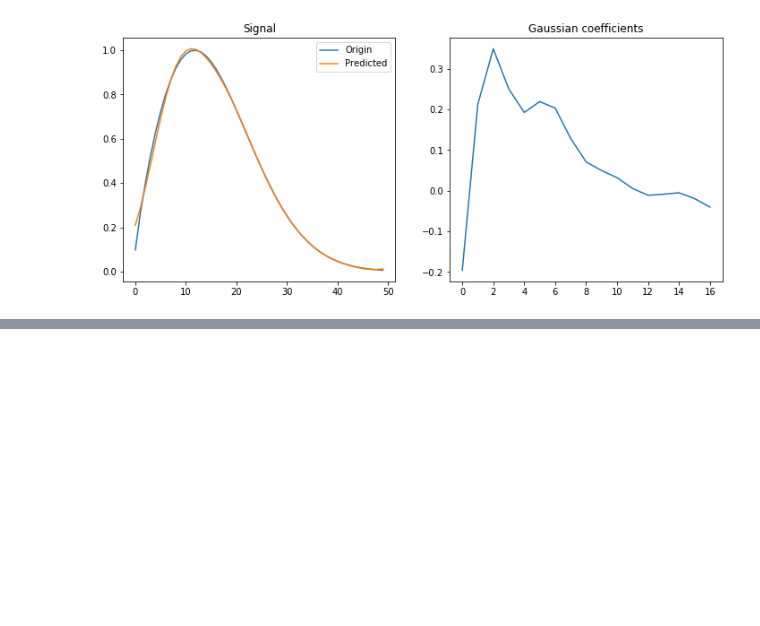
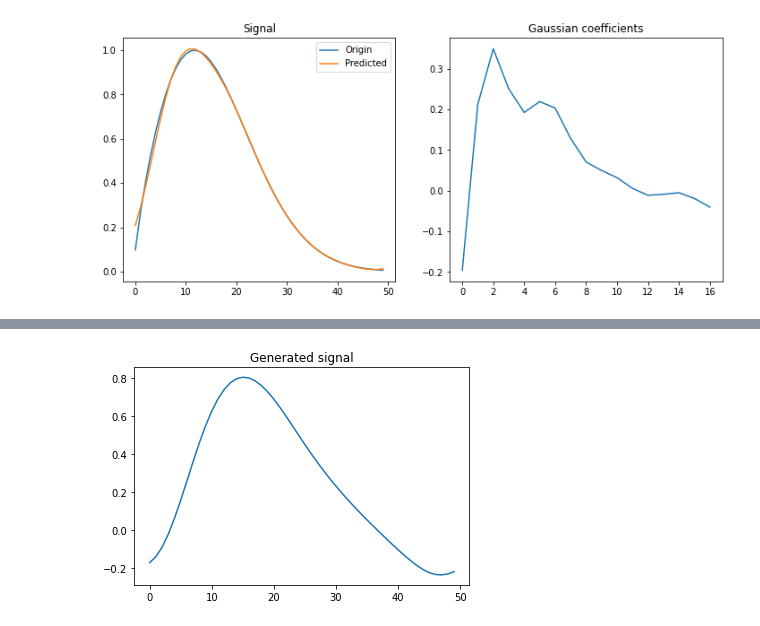
Before and after one commit to whiteRa2bit/hep_generative_models, a Jupyter notebook: notebooks/train/Gan_preprocessing.ipynb, the cells around one changed output, grey strips where cells are left out. Cells and saved outputs as stored; diff of their text form; code cells hidden in the pictures; blank space fills up the shorter version.

```diff
--- a/notebooks/train/Gan_preprocessing.ipynb
+++ b/notebooks/train/Gan_preprocessing.ipynb
@@ -104,0 +147,10 @@ new_data = transform_data(data)
+# %%
+signal = generate_new_signal(generator, device='cuda')
+result = [0] * SAMPLE_SIZE
+for j in range(len(gaussians)):
+    result += signal[j] * gaussians[j]
+plt.title("Generated signal")
+plt.plot(result)
+plt.show()
+# %% [output]
+[figure, added]
```
Also changed, not shown: parts of 3 cells of this notebook, 1 other file.
